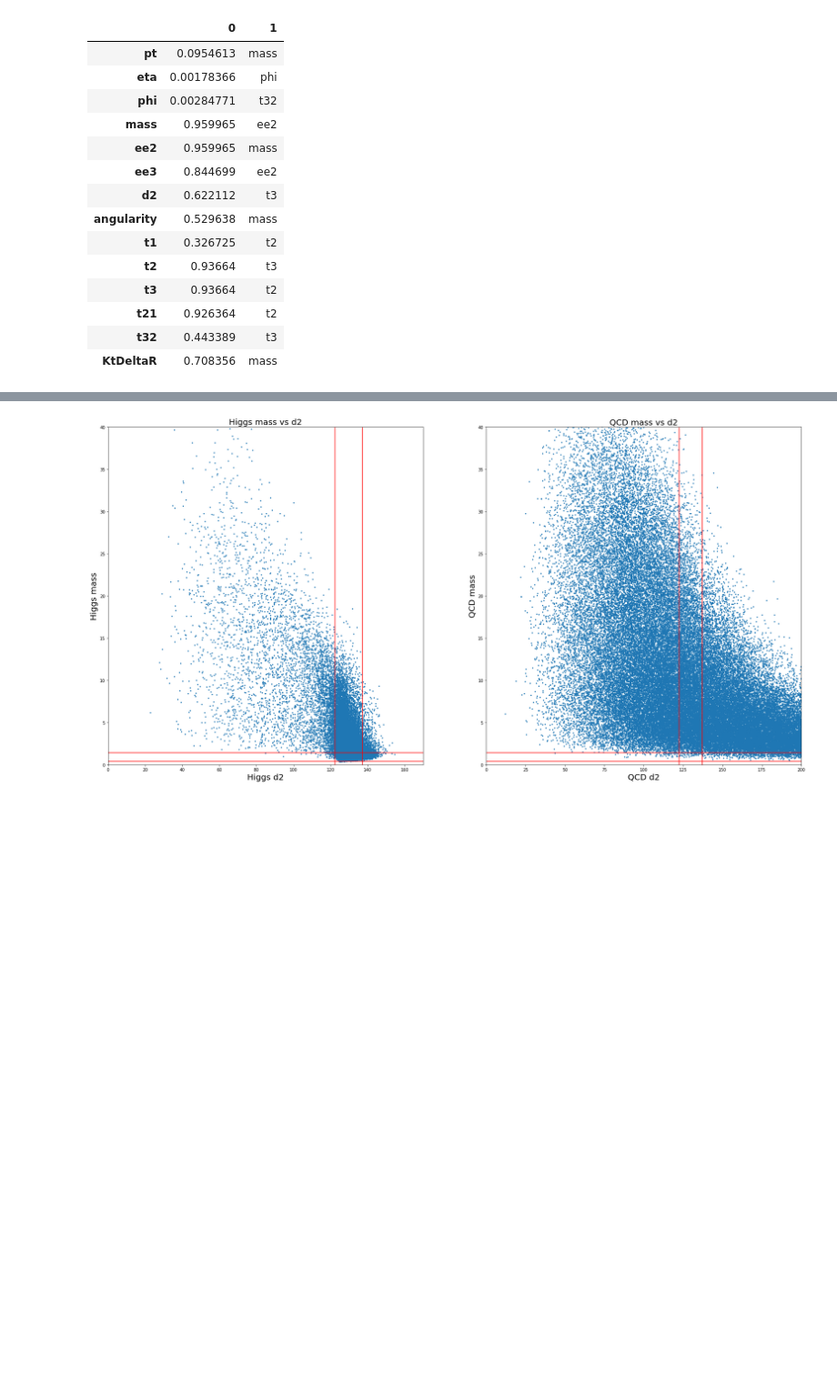
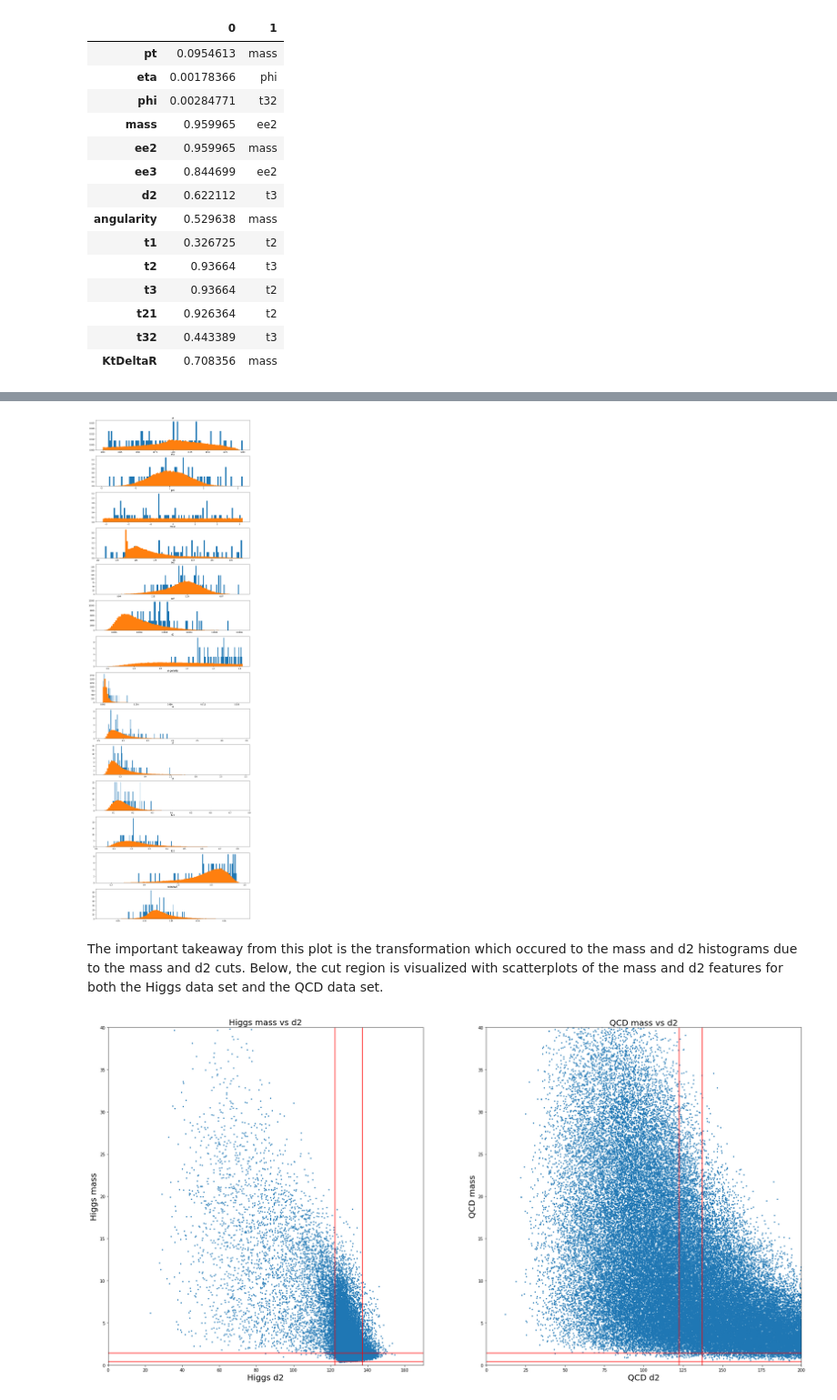
Before and after one commit to Chkoda/PHYS434, a Jupyter notebook: Lab7&8.ipynb, the cells around one changed output, grey strips where cells are left out. Shown at 91% size. Saved outputs shown, nothing was run; the diff lists cells and outputs as text; code cells hidden in the pictures; blank space fills up the shorter version.

```diff
--- a/Lab7&8.ipynb
+++ b/Lab7&8.ipynb
@@ -230,3 +245,18 @@ In the above example, the optimal cuts for d2 were found seperately from the opt
+# %%
+higgs_cut = higgs_dict[higgs_mask]
+qcd_cut = qcd_dict[qcd_mask]
+fig, ax_arr = plt.subplots(len(qcd_cut.keys()),1, figsize=(15,50))
+index = 0
+for key in qcd_dict.keys():
+    ax_arr[index].hist(qcd_cut.get(key), bins=100, density=True)
+    ax_arr[index].title.set_text(key)
+    ax_arr[index].hist(higgs_cut.get(key), bins=100, density=True)
+    ax_arr[index].title.set_text(key)
+    index += 1
+# %% [output]
+[figure, added]
+# %% [markdown]
+The important takeaway from this plot is the transformation which occured to the mass and d2 histograms due to the mass and d2 cuts. Below, the cut region is visualized with scatterplots of the mass and d2 features for both the Higgs data set and the QCD data set.
 # %%
 fig, ax = plt.subplots(1,2,figsize=(30,15))
 ax[0].scatter(higgs_dict.mass, higgs_dict.d2, marker='.', linewidth=0.0001)
```
Also changed, not shown: parts of 72 cells of this notebook, 4 other files.
